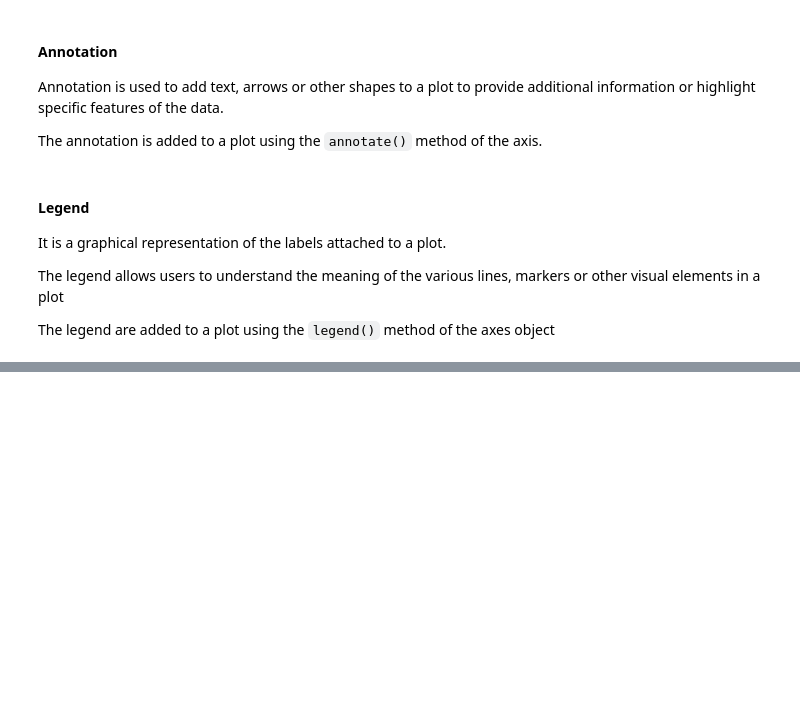
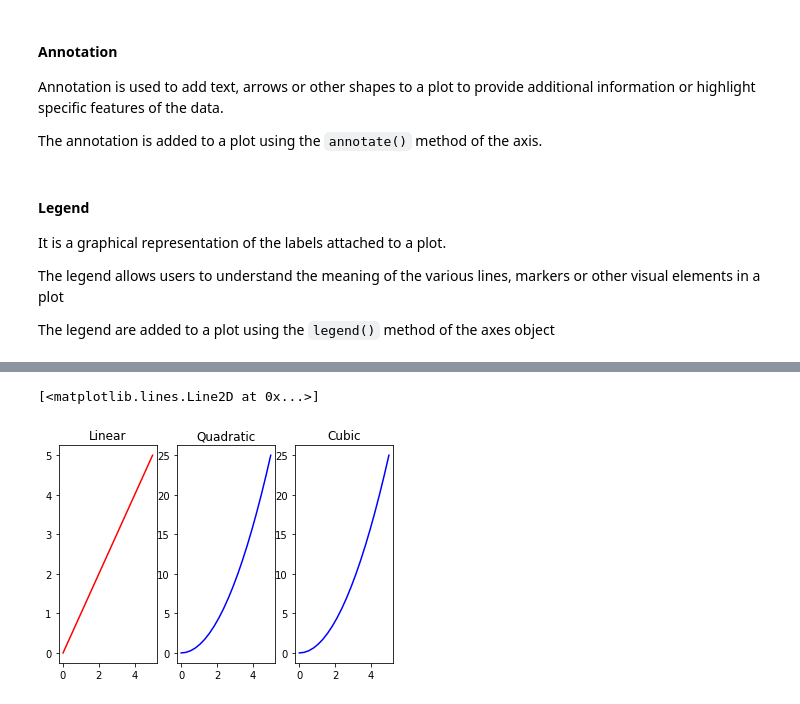
Before and after one commit to Selasi3/Data_Science_With_Python, a Jupyter notebook: Python Programming/Matplotlib.ipynb, the cells around one changed output, grey strips where cells are left out. Cells and saved outputs as stored; diff of their text form; code cells hidden in the pictures; blank space fills up the shorter version.

```diff
--- a/Python Programming/Matplotlib.ipynb
+++ b/Python Programming/Matplotlib.ipynb
@@ -96,0 +149,16 @@ The legend are added to a plot using the `legend()` method of the axes object
+# %%
+#Subplotting
+plt.subplot(1,3,1) #nrows, ncols, plot_number
+plt.title("Linear")
+plt.plot(x,x,c="r")
+
+plt.subplot(1,3,2) #nrows, ncols, plot_number
+plt.title("Quadratic")
+plt.plot(x,y,c="b")
+
+plt.subplot(1,3,3) #nrows, ncols, plot_number
+plt.title("Cubic")
+plt.plot(x,y,c="b")
+# %% [output]
+[<matplotlib.lines.Line2D at 0x...>]
+[figure, added]
```
Also changed, not shown: parts of 11 cells of this notebook.
